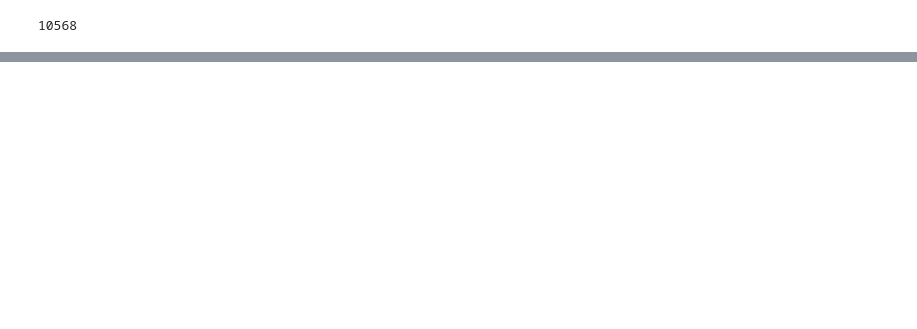
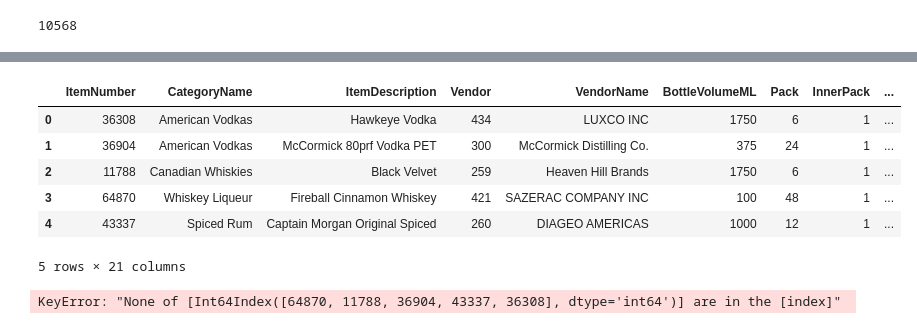
Before and after one commit to saudino480/liquor_capstone_ex, a Jupyter notebook: EDA_product.ipynb, the cells around one changed output, grey strips where cells are left out. Cells and saved outputs as stored; diff of their text form; code cells hidden in the pictures; blank space fills up the shorter version.

```diff
--- a/EDA_product.ipynb
+++ b/EDA_product.ipynb
@@ -21,0 +195,47 @@ invoice_ddf = dd.read_parquet("./data/invoice/part.*.parquet")
+# %%
+noteworthy_ids = total_sold_alltime.sort_values("BottlesSold", ascending = False).head(5).ItemNumber.values
+# %%
+def product_lookup(itemNumbers):
+
+    if isinstance(itemNumbers, int):
+        item_number = list(itemNumbers)
+
+    db = product_info[product_info.ItemNumber.isin(itemNumbers)]
+
+
+    if db.shape[0] == 0:
+        return "No item found"
+
+    return db
+
+def revenue_stitcher(invoices, itemNumbers, all_time = False):
+    pass
+
+    if all_time:
+        items = product_lookup(itemNumbers)
+# %%
+items = product_lookup(noteworthy_ids)
+
+sales = total_sold_alltime[total_sold_alltime.ItemNumber.isin(noteworthy_ids)]
+
+new_df = pd.merge(items, sales)
+
+del items
+del sales
+
+new_df['ProfitPerBottle'] = new_df.StateBottleRetail - new_df.StateBottleCost
+new_df['ProfitPerCase'] = new_df.StateBottleRetail * new_df.Pack - new_df.StateCaseCost
+
+new_df
+# %% [output]
+|  | ItemNumber | CategoryName | ItemDescription | Vendor | VendorName | BottleVolumeML | Pack | InnerPack | ... |
+| 0 | 36308 | American Vodkas | Hawkeye Vodka | 434 | LUXCO INC | 1750 | 6 | 1 | ... |
+| 1 | 36904 | American Vodkas | McCormick 80prf Vodka PET | 300 | McCormick Distilling Co. | 375 | 24 | 1 | ... |
+| 2 | 11788 | Canadian Whiskies | Black Velvet | 259 | Heaven Hill Brands | 1750 | 6 | 1 | ... |
+| 3 | 64870 | Whiskey Liqueur | Fireball Cinnamon Whiskey | 421 | SAZERAC COMPANY INC | 100 | 48 | 1 | ... |
+| 4 | 43337 | Spiced Rum | Captain Morgan Original Spiced | 260 | DIAGEO AMERICAS | 1000 | 12 | 1 | ... |
+5 rows × 21 columns
+# %%
+total_sold_alltime.loc[noteworthy_ids]
+# %% [output]
+KeyError: "None of [Int64Index([64870, 11788, 36904, 43337, 36308], dtype='int64')] are in the [index]"
```
Also changed, not shown: parts of 41 cells of this notebook.
